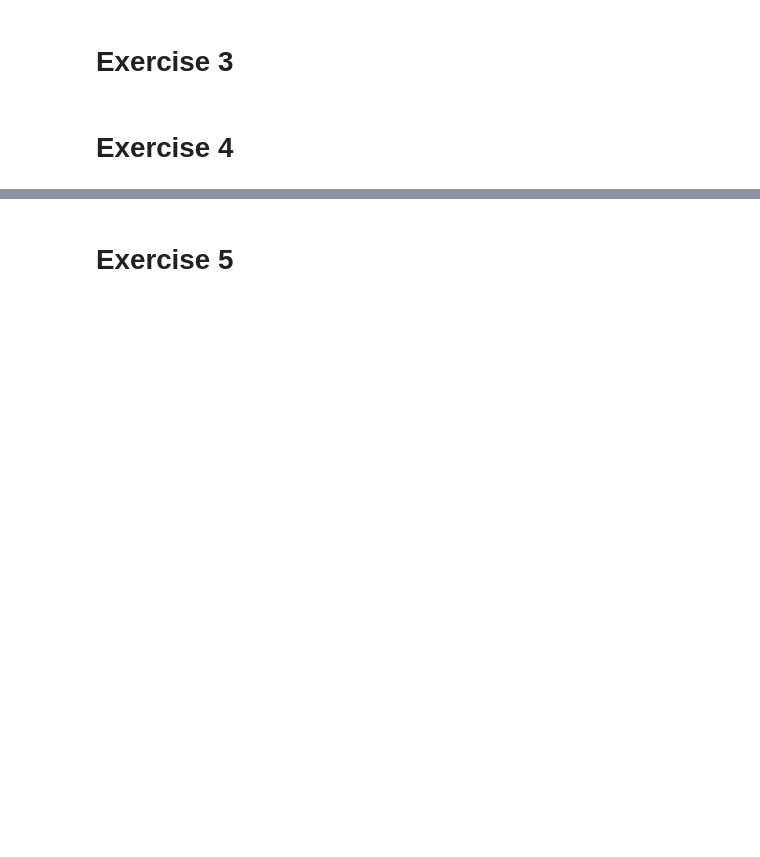
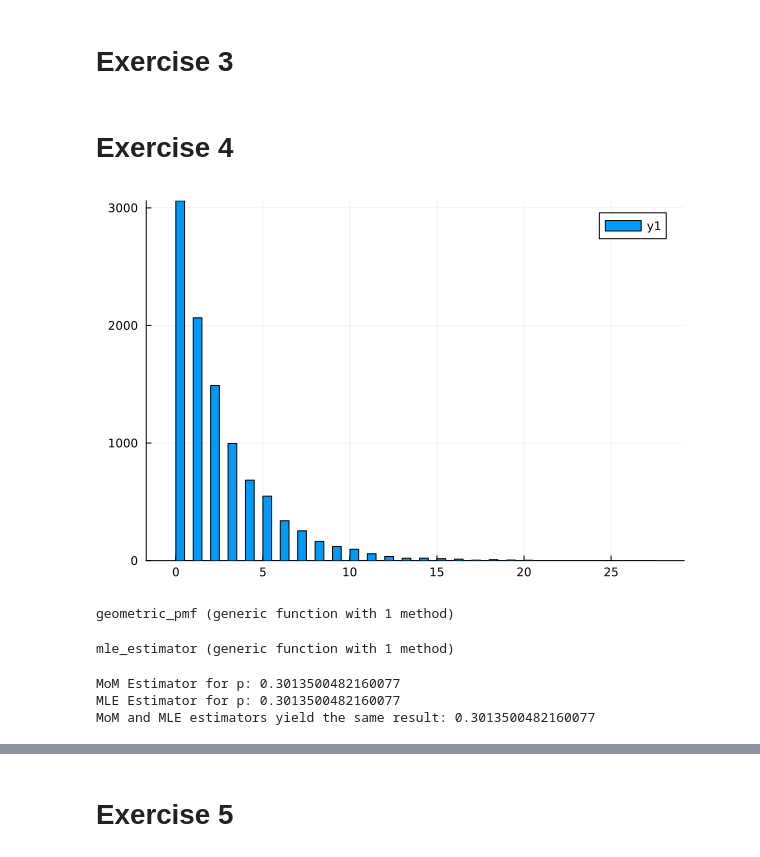
Before and after one commit to jugu612/MLMachineProblem1, a Jupyter notebook: MP1.ipynb, the cells around one changed output, grey strips where cells are left out. Saved outputs shown, nothing was run; the diff lists cells and outputs as text; code cells hidden in the pictures; blank space fills up the shorter version.

```diff
--- a/MP1.ipynb
+++ b/MP1.ipynb
@@ -135,5 +125,44 @@ dataset = CSV.read("ex3_data.csv", DataFrame);
 # %% [markdown]
 # Exercise 4
 # %%
-
-dataset = CSV.read("ex4_data.csv", DataFrame);
+dataset = CSV.read("ex4_data.csv", DataFrame)
+fig4 = plot()
+val = dataset.Value
+histogram(val)
+# %% [output]
+[figure, added]
+# %%
+## Step 2: data have gaps in between, thus consists of distinct, separate values.
+function geometric_pmf(k, p)
+    return (1 - p)^(k) * p
+end
+# %% [output]
+geometric_pmf (generic function with 1 method)
+# %%
+## Step 3.a.: Compute the estimates using MoM. Code the estimators as functions.
+function mom_estimator(values)
+    p_mom = 1 /(1+mean(values))
+    return p_mom
+end
+
+function mle_estimator(values)
+    p_mle = 1/ (1+mean(values))
+    return p_mle
+end
+# %% [output]
+mle_estimator (generic function with 1 method)
+# %%
+## Step 3.b Determine if the MoM and MLE yield the same estimates.
+mom_p = mom_estimator(val)
+println("MoM Estimator for p: $mom_p")
+
+mle_p = mle_estimator(val)
+println("MLE Estimator for p: $mle_p")
+
+if mom_p == mle_p
+    println("MoM and MLE estimators yield the same result: $mom_p")
+end
+# %% [output]
+MoM Estimator for p: 0.3013500482160077
+MLE Estimator for p: 0.3013500482160077
+MoM and MLE estimators yield the same result: 0.3013500482160077
```
Also changed, not shown: parts of 4 cells of this notebook.
